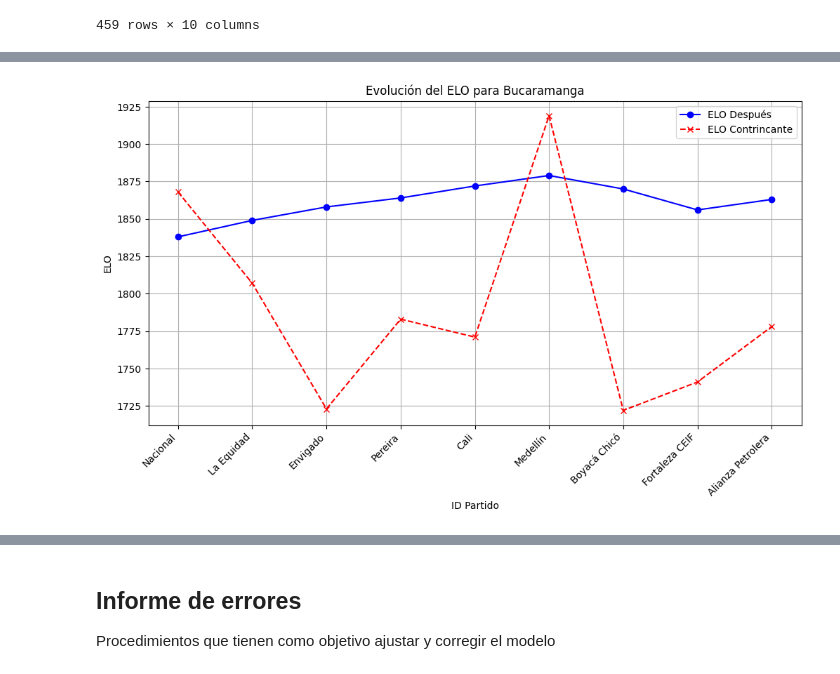
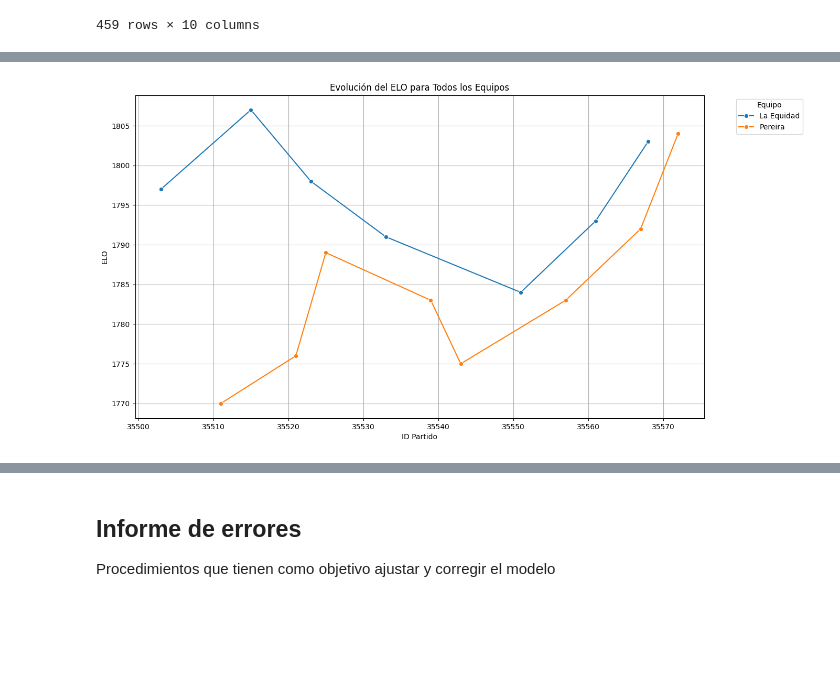
Before and after one commit to ibarajas248/practicaWebscrapping, a Jupyter notebook: WebScrappingFutbol/analisis_datos/DB/analisisfutbol.ipynb, the cells around one changed output, grey strips where cells are left out. Saved outputs shown, nothing was run; the diff lists cells and outputs as text; code cells hidden in the pictures; blank space fills up the shorter version.

Commit message:
--24/07/2024 analisis evolución elro

```diff
--- a/WebScrappingFutbol/analisis_datos/DB/analisisfutbol.ipynb
+++ b/WebScrappingFutbol/analisis_datos/DB/analisisfutbol.ipynb
@@ -29,10 +29,10 @@ import seaborn as sns
 # %%
 def connect_to_database():
     return mysql.connector.connect(
-        host="nombre host",
-        database="nombredatabae",
-        user="usuari",
-        password="root",
+        host="khushiconfecciones.com",
+        database="u506324710_deportivo",
+        user="u506324710_Daviddeportivo",
+        password="Tamedotothepa1$",
         charset='utf8mb4'  # Especifica el uso de UTF-8
     )
 # %%
@@ -230,29 +271,20 @@ plt.show()
 # %%
-import matplotlib.pyplot as plt
+import seaborn as sns
 
 # Crear el gráfico
-plt.figure(figsize=(12, 6))
+plt.figure(figsize=(14, 8))
 
-# Graficar ELO después del partido
-plt.plot(dfEvolucionElo['equipo_contrincante'], dfEvolucionElo['elo_despues'], marker='o', linestyle='-', color='blue', label='ELO Después')
-
-# Graficar ELO del contrincante
-plt.plot(dfEvolucionElo['equipo_contrincante'], dfEvolucionElo['elo_contrincante'], marker='x', linestyle='--', color='red', label='ELO Contrincante')
+# Graficar ELO después del partido para todos los equipos
+sns.lineplot(data=dfEvolucionElo, x='id_partido', y='elo_despues', hue='Equipo', marker='o')
 
 # Configurar etiquetas y leyenda
 plt.xlabel('ID Partido')
 plt.ylabel('ELO')
-plt.title('Evolución del ELO para Bucaramanga')
-plt.legend()
+plt.title('Evolución del ELO para Todos los Equipos')
+plt.legend(title='Equipo', bbox_to_anchor=(1.05, 1), loc='upper left')
 plt.grid(True)
-
-# Ajustar las etiquetas del eje X
-plt.xticks(rotation=45, ha='right')  # Rotar etiquetas y alinear a la derecha
-
-# Ajustar el formato del eje Y si es necesario
-plt.yticks(fontsize=10)  # Cambiar tamaño de fuente si es necesario
 
 # Mostrar gráfico
 plt.show()
 # %% [output]
-[figure, old version]
+[figure, new version]
```
Also changed, not shown: parts of 32 cells of this notebook, 5 other files.
